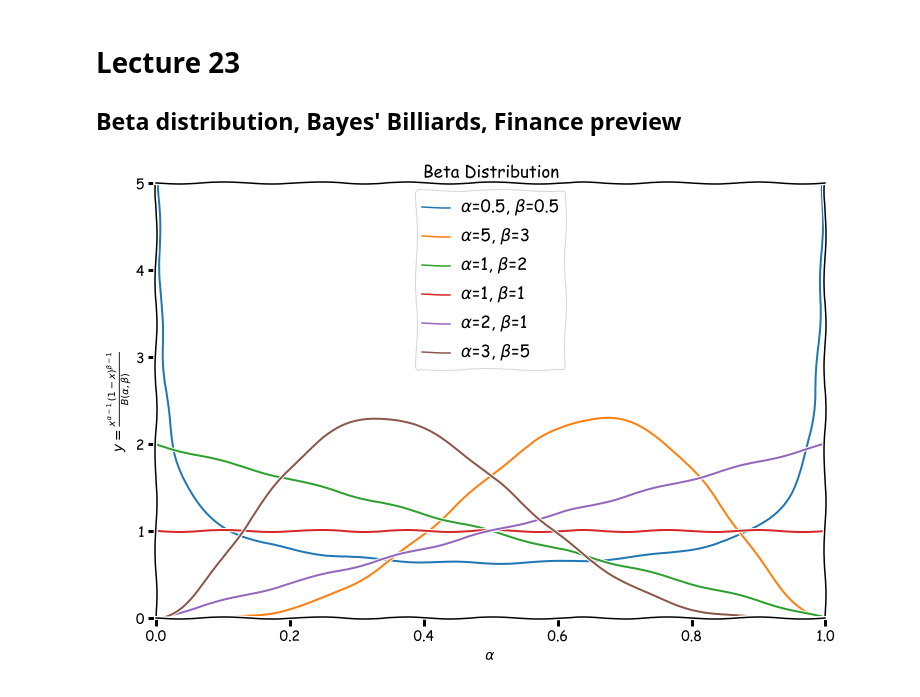
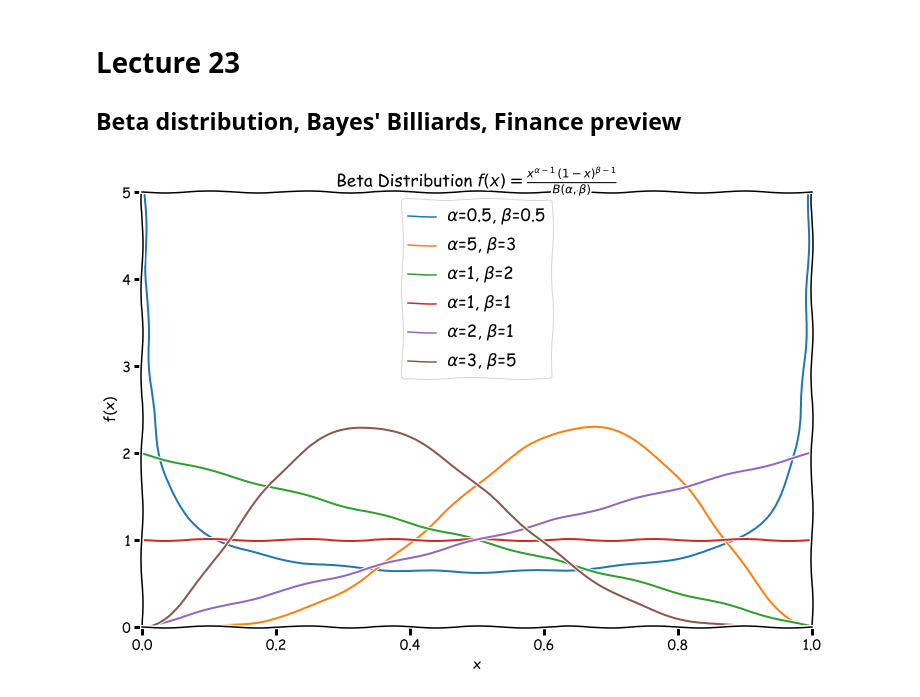
Before and after one commit to buruzaemon/stats-110, a Jupyter notebook: Lecture_23.ipynb, the cells around one changed output. Drawn from its saved outputs; the diff is of its cells as text; code cells hidden in the pictures.

Commit message:
tweaking the figure title and axis labels

```diff
--- a/Lecture_23.ipynb
+++ b/Lecture_23.ipynb
@@ -10,34 +10,34 @@ from scipy.stats import beta
 %matplotlib inline
 
 plt.xkcd()
 
 x = np.linspace(0, 1.0, 500)
 
 alphas = [0.5, 5, 1, 1, 2, 3]
 betas  = [0.5, 3, 2, 1, 1, 5]
 params = map(list, zip(alphas, betas))
 
 _, ax = plt.subplots(figsize=(12,8))
 
 for a,b in params:
     y = beta.pdf(x, a, b)
     ax.plot(x, y, label=r'$\alpha$={}, $\beta$={}'.format(a,b))
 ax.grid(True, which='both')
 ax.axhline(y=0, color='k')
 ax.axvline(x=0, color='k')
 
 legend = ax.legend()
 for label in legend.get_texts():
     label.set_fontsize('large')
 for label in legend.get_lines():
     label.set_linewidth(1.5)
 
-plt.title(r'Beta Distribution')
-plt.xlabel(r'$\alpha$')
-plt.ylabel(r'$y = \frac{x^{\alpha-1} \, (1-x)^{\beta-1}}{B(\alpha,\beta)}$')
+plt.title(r'Beta Distribution $f(x) = \frac{x^{\alpha-1} \, (1-x)^{\beta-1}}{B(\alpha,\beta)}$')
+plt.xlabel(r'x')
+plt.ylabel(r'f(x)')
 plt.xlim((0,1.0))
 plt.ylim((0,5.0))
 
 plt.show()
 # %% [output]
-[figure, old version]
+[figure, new version]
```
